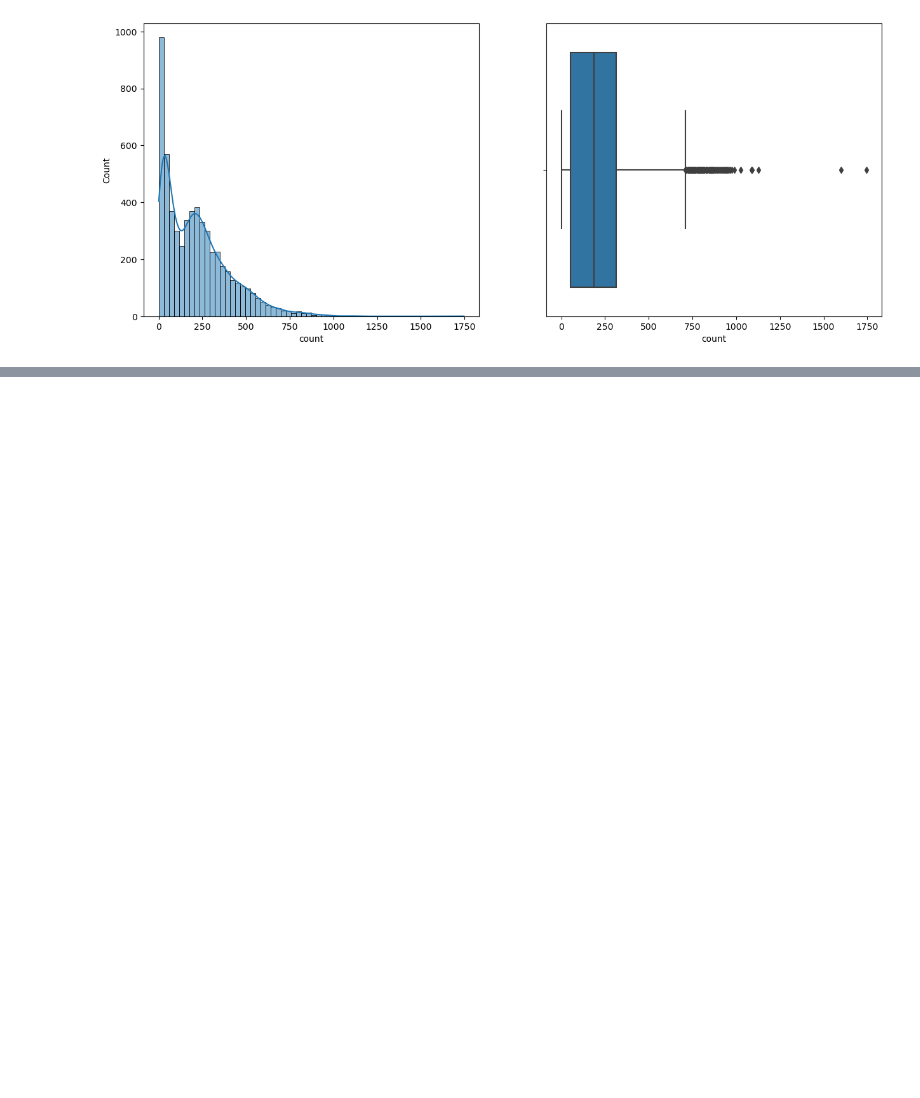
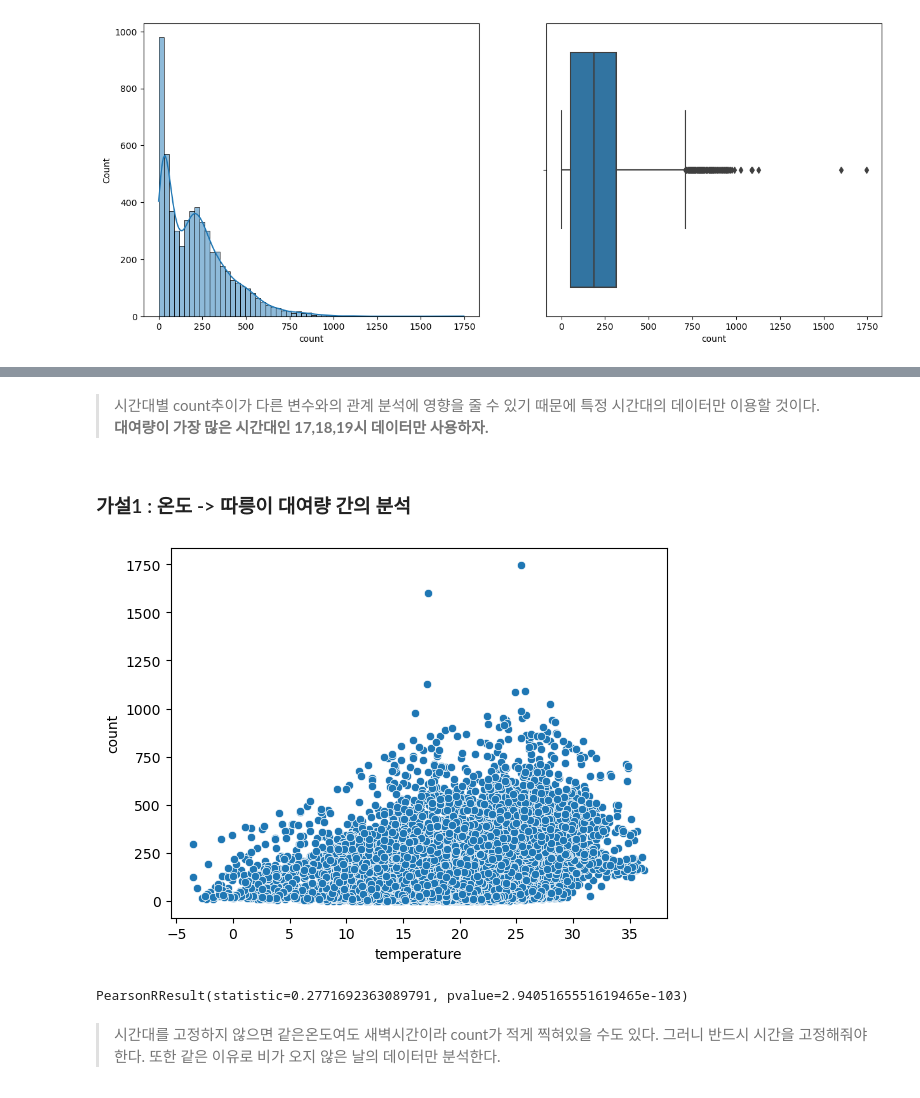
Before and after one commit to jjhh0210/PythonStudy, a Jupyter notebook: data_mining/project1_0215.ipynb, the cells around one changed output, grey strips where cells are left out. Saved outputs shown, nothing was run; the diff lists cells and outputs as text; code cells hidden in the pictures; blank space fills up the shorter version.

```diff
--- a/data_mining/project1_0215.ipynb
+++ b/data_mining/project1_0215.ipynb
@@ -274,0 +329,29 @@ histbox('count',sbike,bins=60)
+# %% [markdown]
+> 시간대별 count추이가 다른 변수와의 관계 분석에 영향을 줄 수 있기 때문에 특정 시간대의 데이터만 이용할 것이다.
+**대여량이 가장 많은 시간대인 17,18,19시 데이터만 사용하자.**
+# %% [markdown]
+### 가설1 : 온도 -> 따릉이 대여량 간의 분석
+# %%
+def scatter (x,y,data) :
+    # plt.figure(figsize=(10,6))
+    sns.scatterplot(x=x,y=y,data=data)
+    plt.show()
+
+    print(spst.pearsonr(data[x],data[y]))
+
+def reg (x,y,data) :
+    # plt.figure(figsize=(15,6))
+    sns.regplot(x=x,y=y,data=data)
+    plt.show()
+
+    print(spst.pearsonr(data[x],data[y]))
+
+y = 'count'
+# %%
+# 시간대 고정 하지 않았을 떄
+scatter('temperature',y,sbike)
+# %% [output]
+[figure, added]
+PearsonRResult(statistic=0.2771692363089791, pvalue=2.9405165551619465e-103)
+# %% [markdown]
+> 시간대를 고정하지 않으면 같은온도여도 새벽시간이라 count가 적게 찍혀있을 수도 있다. 그러니 반드시 시간을 고정해줘야 한다. 또한 같은 이유로 비가 오지 않은 날의 데이터만 분석한다.
```
Also changed, not shown: parts of 22 cells of this notebook.
